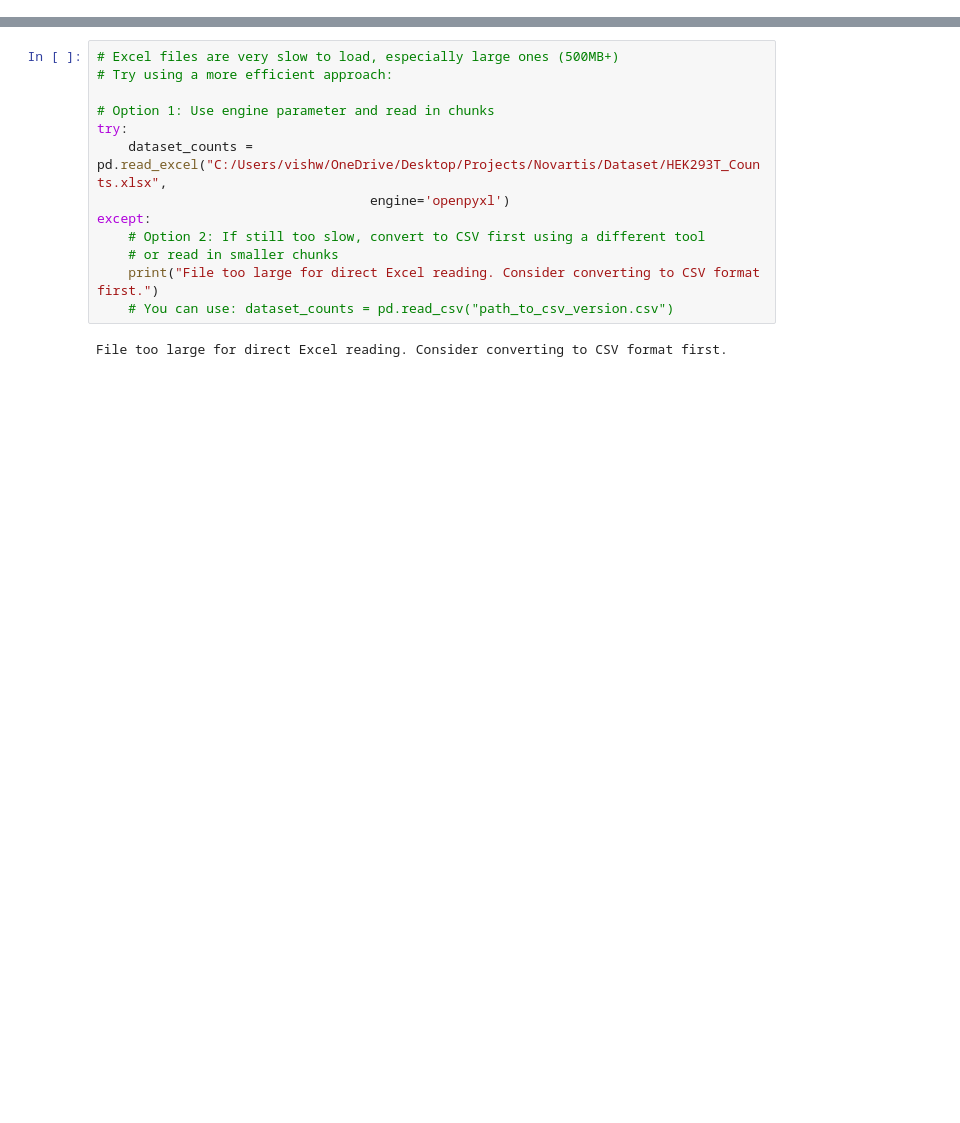
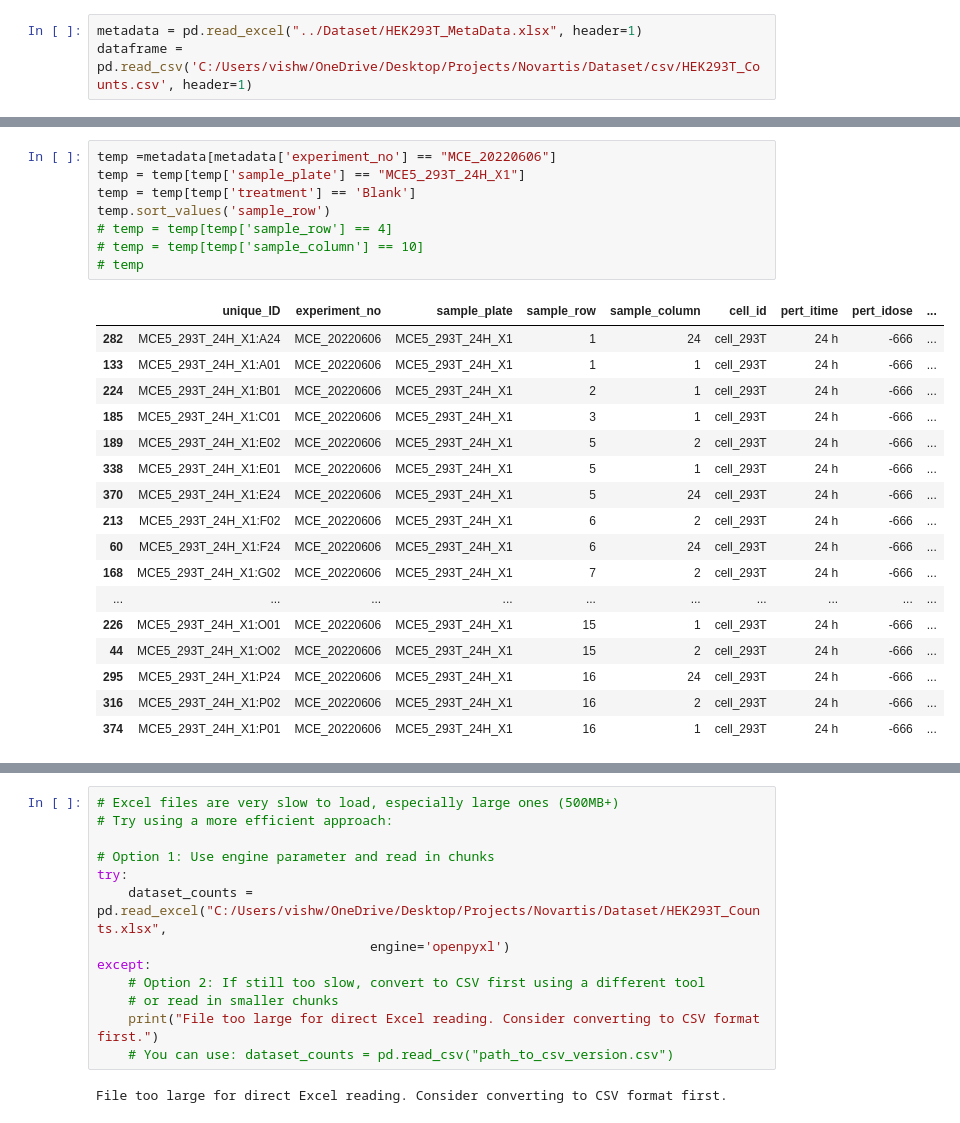
Before and after one commit to SAint7579/Novartis, a Jupyter notebook: Notebooks/visuals.ipynb, the cells around one changed output, grey strips where cells are left out. Cells and saved outputs as stored; diff of their text form; blank space fills up the shorter version.

```diff
--- a/Notebooks/visuals.ipynb
+++ b/Notebooks/visuals.ipynb
@@ -3,0 +52,3 @@ import pandas as pd
+# %%
+metadata = pd.read_excel("../Dataset/HEK293T_MetaData.xlsx", header=1)
+dataframe = pd.read_csv('C:/Users/vishw/OneDrive/Desktop/Projects/Novartis/Dataset/csv/HEK293T_Counts.csv', header=1)
@@ -3,0 +86,26 @@ import pandas as pd
+# %%
+temp =metadata[metadata['experiment_no'] == "MCE_20220606"]
+temp = temp[temp['sample_plate'] == "MCE5_293T_24H_X1"]
+temp = temp[temp['treatment'] == 'Blank']
+temp.sort_values('sample_row')
+# temp = temp[temp['sample_row'] == 4]
+# temp = temp[temp['sample_column'] == 10]
+# temp
+# %% [output]
+|  | unique_ID | experiment_no | sample_plate | sample_row | sample_column | cell_id | pert_itime | pert_idose | ... |
+| 282 | MCE5_293T_24H_X1:A24 | MCE_20220606 | MCE5_293T_24H_X1 | 1 | 24 | cell_293T | 24 h | -666 | ... |
+| 133 | MCE5_293T_24H_X1:A01 | MCE_20220606 | MCE5_293T_24H_X1 | 1 | 1 | cell_293T | 24 h | -666 | ... |
+| 224 | MCE5_293T_24H_X1:B01 | MCE_20220606 | MCE5_293T_24H_X1 | 2 | 1 | cell_293T | 24 h | -666 | ... |
+| 185 | MCE5_293T_24H_X1:C01 | MCE_20220606 | MCE5_293T_24H_X1 | 3 | 1 | cell_293T | 24 h | -666 | ... |
+| 189 | MCE5_293T_24H_X1:E02 | MCE_20220606 | MCE5_293T_24H_X1 | 5 | 2 | cell_293T | 24 h | -666 | ... |
+| 338 | MCE5_293T_24H_X1:E01 | MCE_20220606 | MCE5_293T_24H_X1 | 5 | 1 | cell_293T | 24 h | -666 | ... |
+| 370 | MCE5_293T_24H_X1:E24 | MCE_20220606 | MCE5_293T_24H_X1 | 5 | 24 | cell_293T | 24 h | -666 | ... |
+| 213 | MCE5_293T_24H_X1:F02 | MCE_20220606 | MCE5_293T_24H_X1 | 6 | 2 | cell_293T | 24 h | -666 | ... |
+| 60 | MCE5_293T_24H_X1:F24 | MCE_20220606 | MCE5_293T_24H_X1 | 6 | 24 | cell_293T | 24 h | -666 | ... |
+| 168 | MCE5_293T_24H_X1:G02 | MCE_20220606 | MCE5_293T_24H_X1 | 7 | 2 | cell_293T | 24 h | -666 | ... |
+| ... | ... | ... | ... | ... | ... | ... | ... | ... | ... |
+| 226 | MCE5_293T_24H_X1:O01 | MCE_20220606 | MCE5_293T_24H_X1 | 15 | 1 | cell_293T | 24 h | -666 | ... |
+| 44 | MCE5_293T_24H_X1:O02 | MCE_20220606 | MCE5_293T_24H_X1 | 15 | 2 | cell_293T | 24 h | -666 | ... |
+| 295 | MCE5_293T_24H_X1:P24 | MCE_20220606 | MCE5_293T_24H_X1 | 16 | 24 | cell_293T | 24 h | -666 | ... |
+| 316 | MCE5_293T_24H_X1:P02 | MCE_20220606 | MCE5_293T_24H_X1 | 16 | 2 | cell_293T | 24 h | -666 | ... |
+| 374 | MCE5_293T_24H_X1:P01 | MCE_20220606 | MCE5_293T_24H_X1 | 16 | 1 | cell_293T | 24 h | -666 | ... |
```
Also changed, not shown: parts of 13 cells of this notebook, 15 other files.
